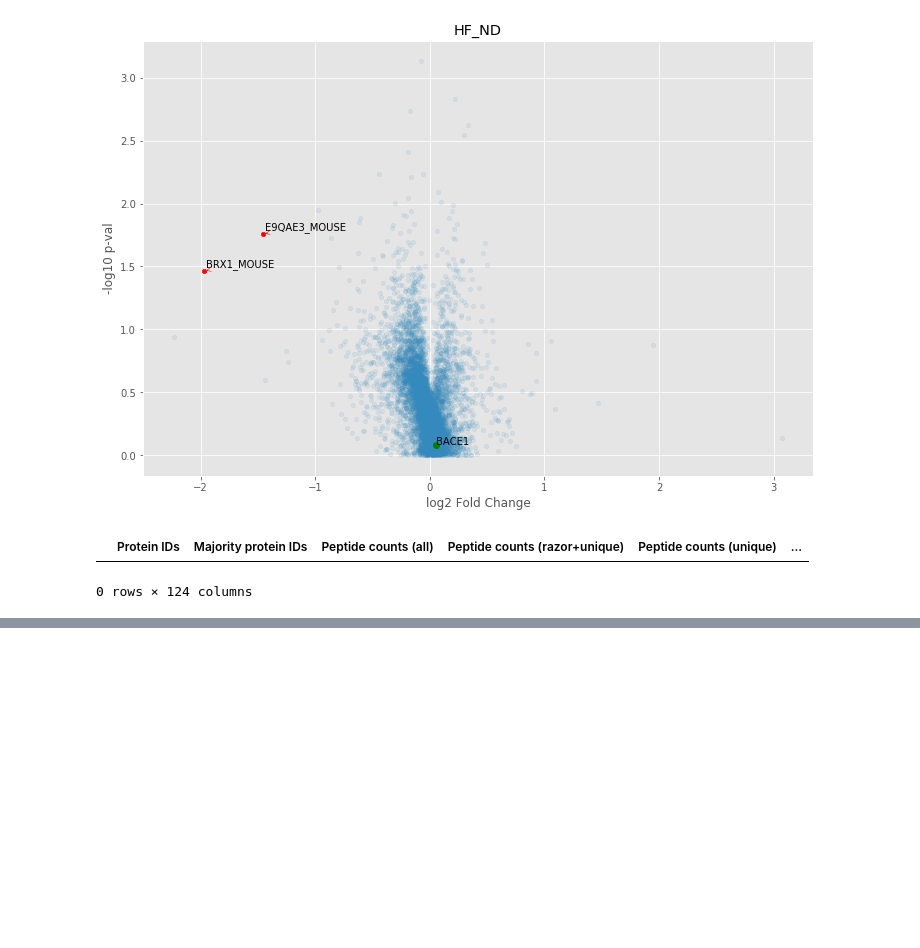
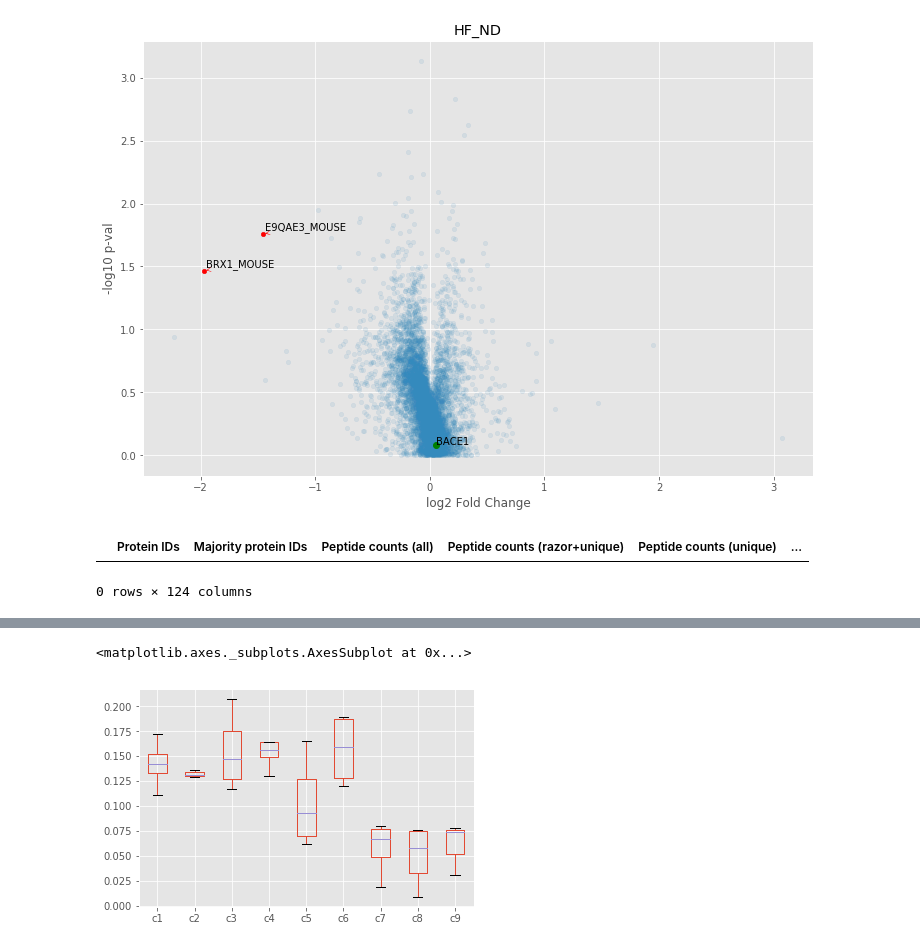
Before and after one commit to mtinti/jennifer2, a Jupyter notebook: Hypothalamus.ipynb, the cells around one changed output, grey strips where cells are left out. Cells and saved outputs as stored; diff of their text form; code cells hidden in the pictures; blank space fills up the shorter version.

```diff
--- a/Hypothalamus.ipynb
+++ b/Hypothalamus.ipynb
@@ -451,0 +589,6 @@ hippo_df.to_csv('Hypothalamus.csv')
+# %%
+temp_index = find_prot(Hippo_sl['prot'].values, prot='P56818')
+Hippo_sl.iloc[temp_index].plot(kind='box',showfliers=False)
+# %% [output]
+<matplotlib.axes._subplots.AxesSubplot at 0x...>
+[figure, added]
```
Also changed, not shown: parts of 17 cells of this notebook, 27 other files.
